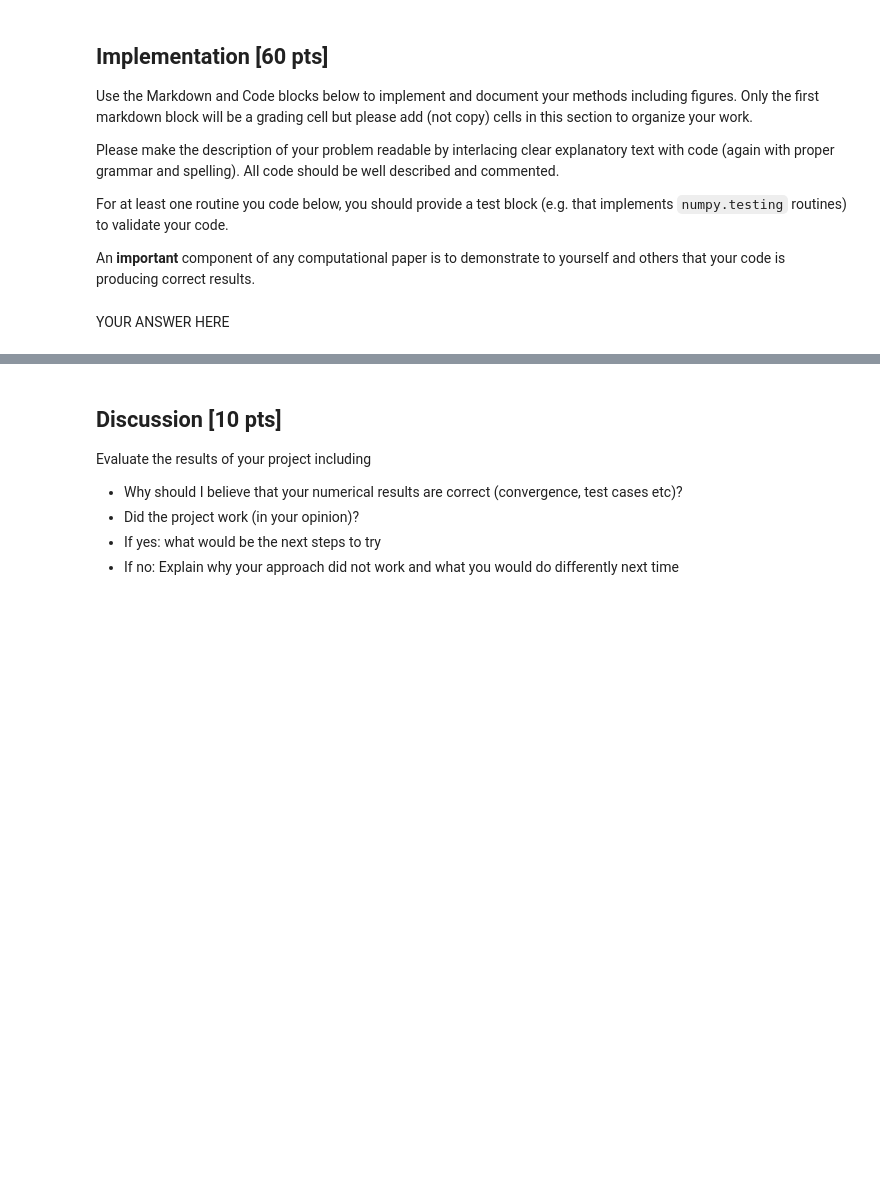
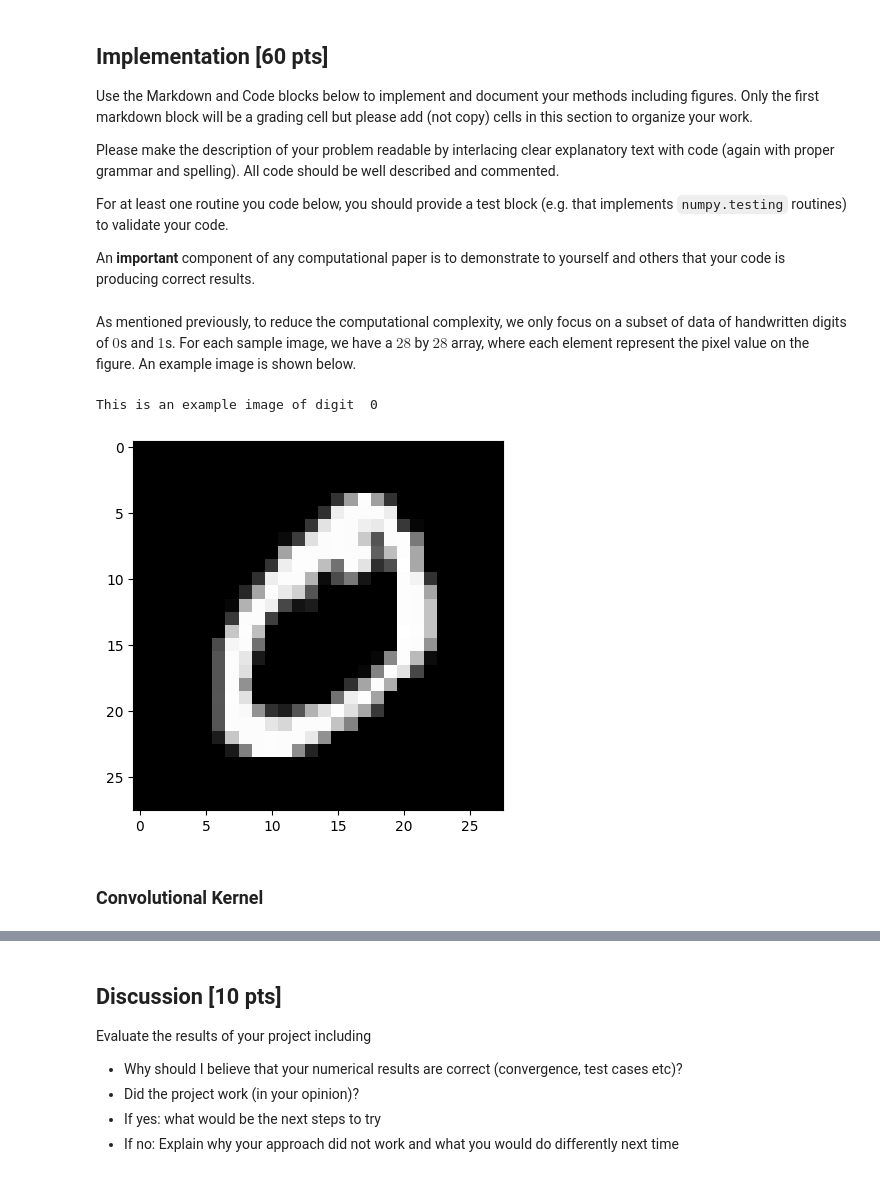
Before and after one commit to xiaoyuchen2020/intro-numerical-methods, a Jupyter notebook: hw/project-1.ipynb, the cells around one changed output, grey strips where cells are left out. Cells and saved outputs as stored; diff of their text form; code cells hidden in the pictures; blank space fills up the shorter version.

```diff
--- a/hw/project-1.ipynb
+++ b/hw/project-1.ipynb
@@ -62,0 +142,6 @@ The MNIST dataset is from https://www.kaggle.com/datasets/avnishnish/mnist-origi
+# %%
+# Load dataset
+mnist = loadmat("mnist-original.mat")
+mnist_data = mnist["data"].T
+mnist_label = mnist["label"][0]
+print(mnist_data.shape)
@@ -71,5 +158,23 @@ All code should be well described and commented.
 For at least one routine you code below, you should provide a test block (e.g. that implements `numpy.testing` routines) to validate your code.
 
 An **important** component of any computational paper is to demonstrate to yourself and others that your code is producing correct results.
-# %% [markdown]
-YOUR ANSWER HERE
+# %% [markdown]
+As mentioned previously, to reduce the computational complexity, we only focus on a subset of data of handwritten digits of $0$s and $1$s. For each sample image, we have a $28$ by $28$ array, where each element represent the pixel value on the figure. An example image is shown below.
+# %%
+# Select some samples from MNIST 0 and 1
+mnist_0 = mnist_data[mnist_label == 0][0:40]
+mnist_1 = mnist_data[mnist_label == 1][0:40]
+
+# Show the first image
+first_image = mnist_data[0]
+
+print("This is an example image of digit ", str(int(mnist_label[0])))
+first_image = numpy.array(first_image, dtype='float')
+pixels = first_image.reshape((28, 28))
+plt.imshow(pixels, cmap='gray')
+plt.show()
+# %% [output]
+This is an example image of digit  0
+[figure, added]
+# %% [markdown]
+### Convolutional Kernel
```
Also changed, not shown: parts of 46 cells of this notebook, 3 other files.
